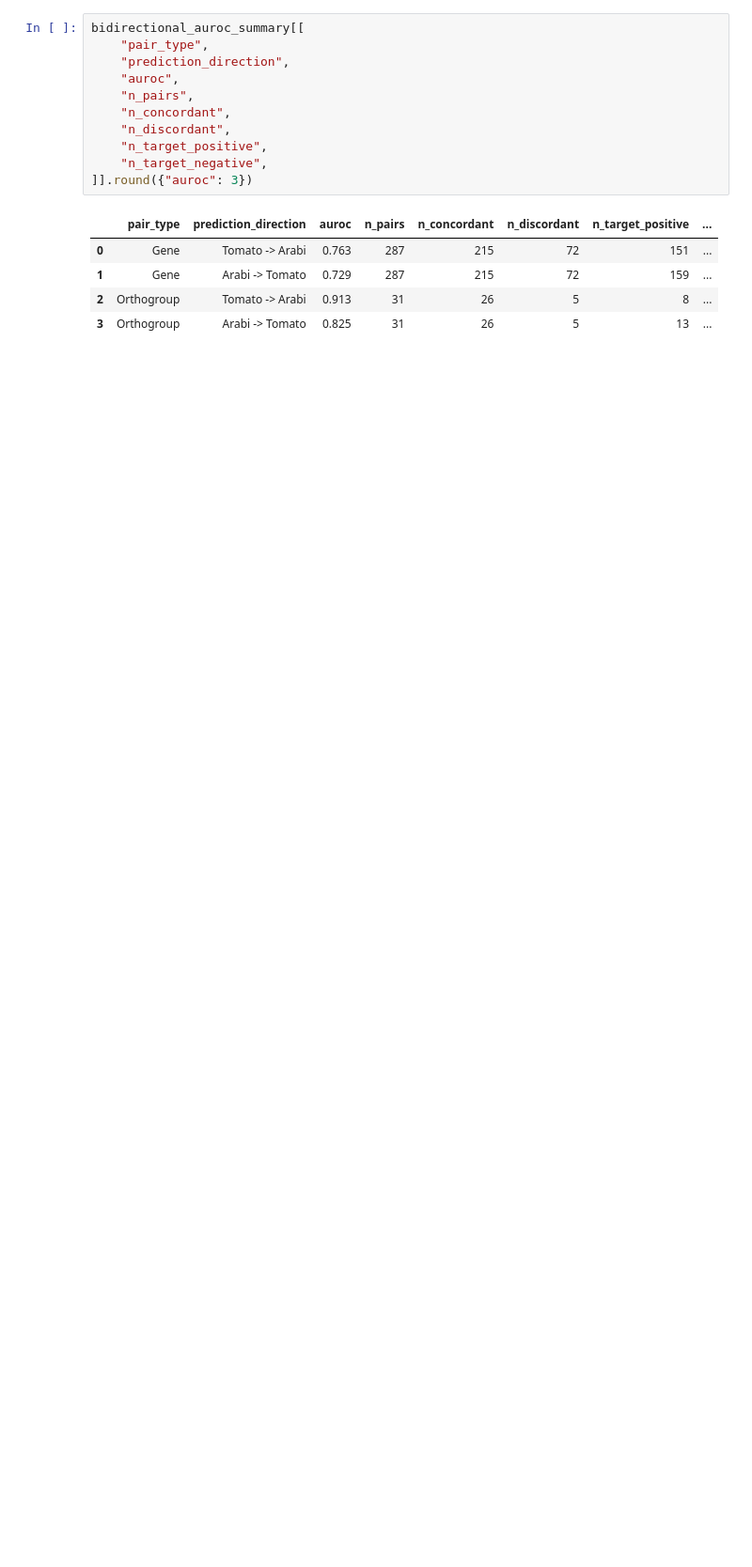
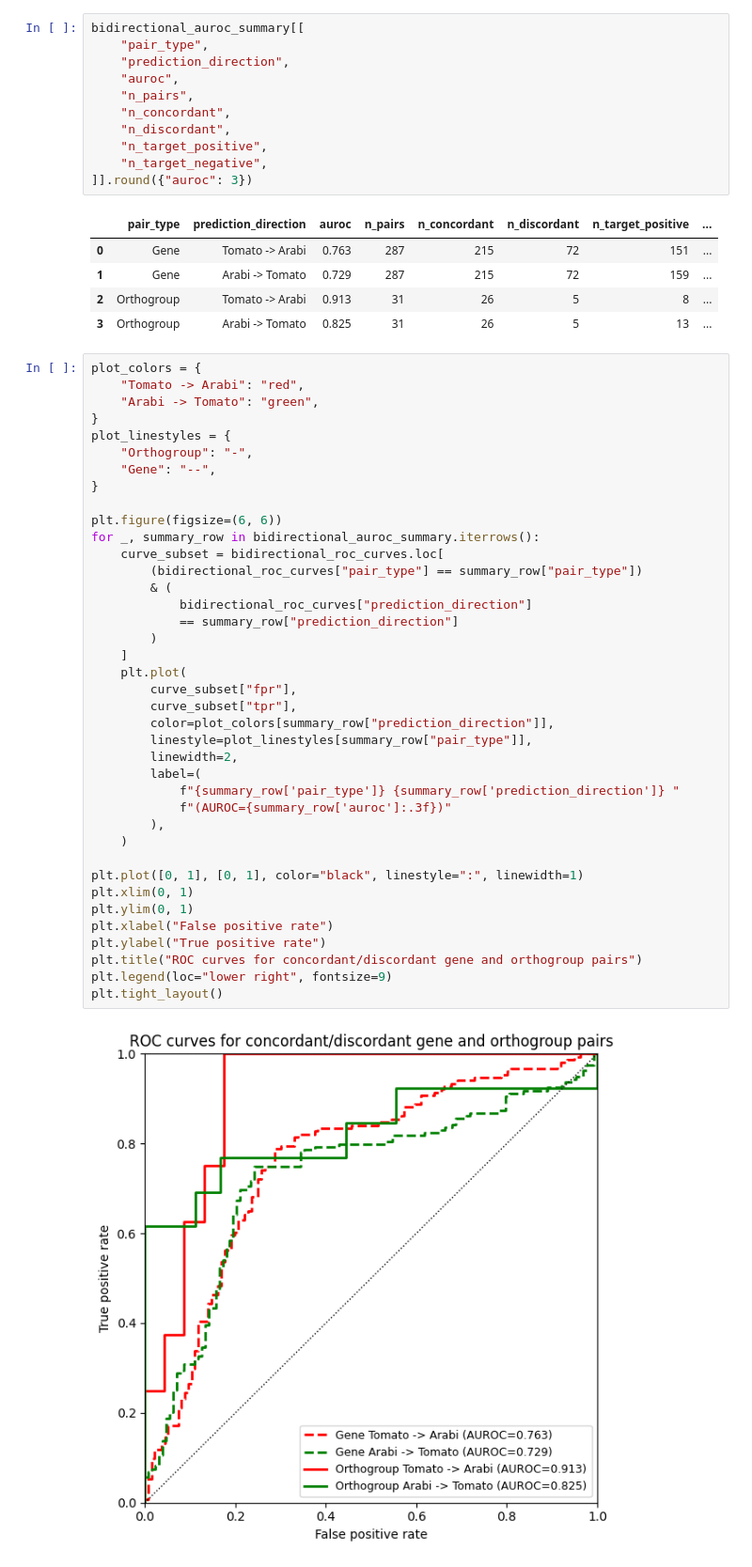
Before and after one commit to gillislab/Family_level_coexpression, a Jupyter notebook: Review_expts/arabit_tom_gene_vs_ortho_comparison_auroc.ipynb, the cells around one changed output. Shown at 94% size. Drawn from its saved outputs; the diff is of its cells as text; blank space fills up the shorter version.

Commit message:
DE and AUROC additions

```diff
--- a/Review_expts/arabit_tom_gene_vs_ortho_comparison_auroc.ipynb
+++ b/Review_expts/arabit_tom_gene_vs_ortho_comparison_auroc.ipynb
@@ -936,3 +972,44 @@ bidirectional_auroc_summary[[
 | 1 | Gene | Arabi -> Tomato | 0.729 | 287 | 215 | 72 | 159 | ... |
 | 2 | Orthogroup | Tomato -> Arabi | 0.913 | 31 | 26 | 5 | 8 | ... |
 | 3 | Orthogroup | Arabi -> Tomato | 0.825 | 31 | 26 | 5 | 13 | ... |
+# %%
+plot_colors = {
+    "Tomato -> Arabi": "red",
+    "Arabi -> Tomato": "green",
+}
+plot_linestyles = {
+    "Orthogroup": "-",
+    "Gene": "--",
+}
+
+plt.figure(figsize=(6, 6))
+for _, summary_row in bidirectional_auroc_summary.iterrows():
+    curve_subset = bidirectional_roc_curves.loc[
+        (bidirectional_roc_curves["pair_type"] == summary_row["pair_type"])
+        & (
+            bidirectional_roc_curves["prediction_direction"]
+            == summary_row["prediction_direction"]
+        )
+    ]
+    plt.plot(
+        curve_subset["fpr"],
+        curve_subset["tpr"],
+        color=plot_colors[summary_row["prediction_direction"]],
+        linestyle=plot_linestyles[summary_row["pair_type"]],
+        linewidth=2,
+        label=(
+            f"{summary_row['pair_type']} {summary_row['prediction_direction']} "
+            f"(AUROC={summary_row['auroc']:.3f})"
+        ),
+    )
+
+plt.plot([0, 1], [0, 1], color="black", linestyle=":", linewidth=1)
+plt.xlim(0, 1)
+plt.ylim(0, 1)
+plt.xlabel("False positive rate")
+plt.ylabel("True positive rate")
+plt.title("ROC curves for concordant/discordant gene and orthogroup pairs")
+plt.legend(loc="lower right", fontsize=9)
+plt.tight_layout()
+# %% [output]
+[figure, added]
```
Also changed, not shown: parts of 15 cells of this notebook.
